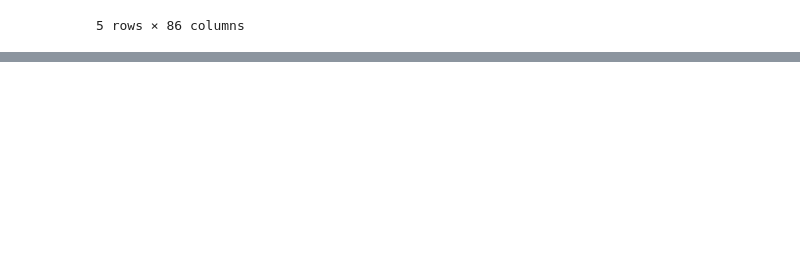
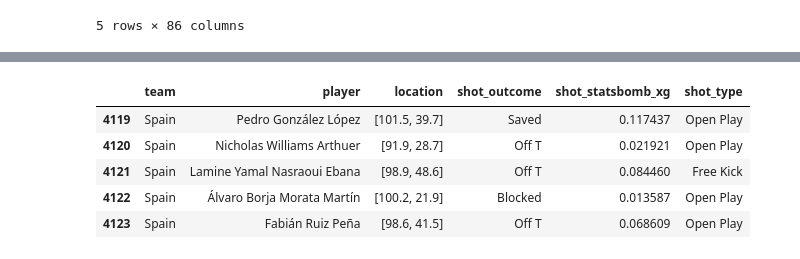
Before and after one commit to FreddyAdongo/football-analytics, a Jupyter notebook: euro-2024-data.ipynb, the cells around one changed output, grey strips where cells are left out. Saved outputs shown, nothing was run; the diff lists cells and outputs as text; code cells hidden in the pictures; blank space fills up the shorter version.

Commit message:
exploring euro 2024 data from statsbomb

```diff
--- a/euro-2024-data.ipynb
+++ b/euro-2024-data.ipynb
@@ -99,0 +110,16 @@ df.head()
+# %%
+df = sb.events(match_id = 3942226)
+# %%
+df = df[df['type'] == 'Shot']
+# %%
+df = df[['team', 'player', 'location', 'shot_outcome',
+         'shot_statsbomb_xg','shot_type']]
+# %%
+df.head()
+# %% [output]
+|  | team | player | location | shot_outcome | shot_statsbomb_xg | shot_type |
+| 4119 | Spain | Pedro González López | [101.5, 39.7] | Saved | 0.117437 | Open Play |
+| 4120 | Spain | Nicholas Williams Arthuer | [91.9, 28.7] | Off T | 0.021921 | Open Play |
+| 4121 | Spain | Lamine Yamal Nasraoui Ebana | [98.9, 48.6] | Off T | 0.084460 | Free Kick |
+| 4122 | Spain | Álvaro Borja Morata Martín | [100.2, 21.9] | Blocked | 0.013587 | Open Play |
+| 4123 | Spain | Fabián Ruiz Peña | [98.6, 41.5] | Off T | 0.068609 | Open Play |
```
Also changed, not shown: parts of 10 cells of this notebook.
